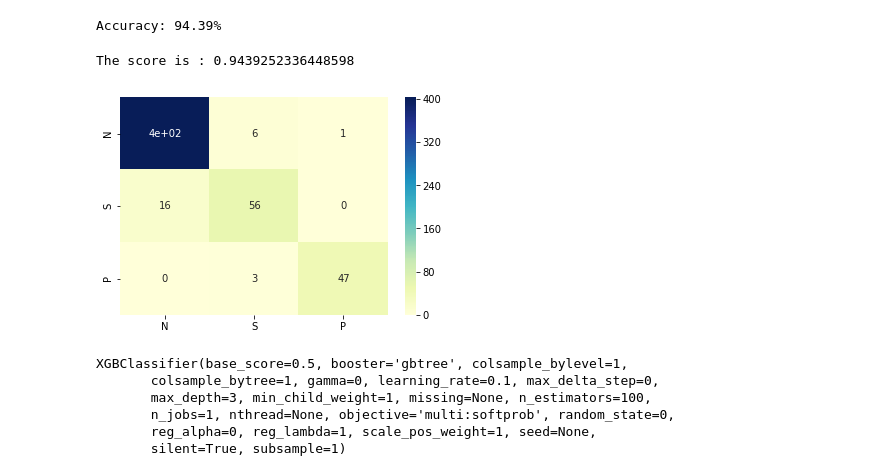
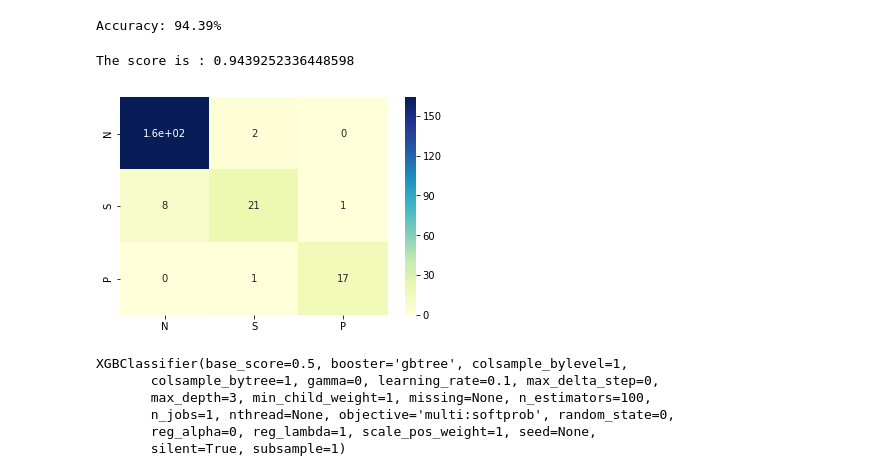
Before and after one commit to vkriz/su-projekt, a Jupyter notebook: projekt.ipynb, the cells around one changed output. Cells and saved outputs as stored; diff of their text form; code cells hidden in the pictures.

```diff
--- a/projekt.ipynb
+++ b/projekt.ipynb
@@ -41,7 +41,7 @@ data.head(15)
 # %% [markdown]
 Podjela podataka u 10 podskupova za cross-validaciju (sačuvan omjer NSP kao u početnom datasetu zbog stratifikacije):
 # %%
-X = data.iloc[:,0:-1].values
+X = data.iloc[:,:-1].values
 y = data.iloc[:,-1].values # NSP dijagnoza
 # %%
 from sklearn.model_selection import RepeatedStratifiedKFold
@@ -90,3 +83,11 @@ Veličina test seta:  211
+# %%
+#Standardization of datasets is a common requirement for many machine learning estimators implemented in scikit-learn;
+#they might behave badly if the individual features do not more or less look like standard normally distributed data
+from sklearn.preprocessing import StandardScaler
+sc = StandardScaler()
+for i in range(10):
+    X_train[i] = sc.fit_transform(X_train[i])
+    X_test[i] = sc.transform(X_test[i])
 # %%
 #import sys
 # %%
@@ -122,12 +124,12 @@ Accuracy: 94.39%
 # %%
 cm = confusion_matrix(y_test[0], y_pred)
 print('The score is : '+str(accuracy))
 label = ["N","S","P"]
-sns.heatmap(cm1, annot=True, xticklabels=label, yticklabels=label, cmap="YlGnBu")
+sns.heatmap(cm, annot=True, xticklabels=label, yticklabels=label, cmap="YlGnBu")
 plt.show()
 # %% [output]
 The score is : 0.9439252336448598
-[figure, old version]
+[figure, new version]
 # %%
 X1_train, X1_test, y1_train, y1_test = train_test_split(X, y, test_size = 0.3, random_state = 0)
 # %%
```
Also changed, not shown: parts of 12 cells of this notebook.
